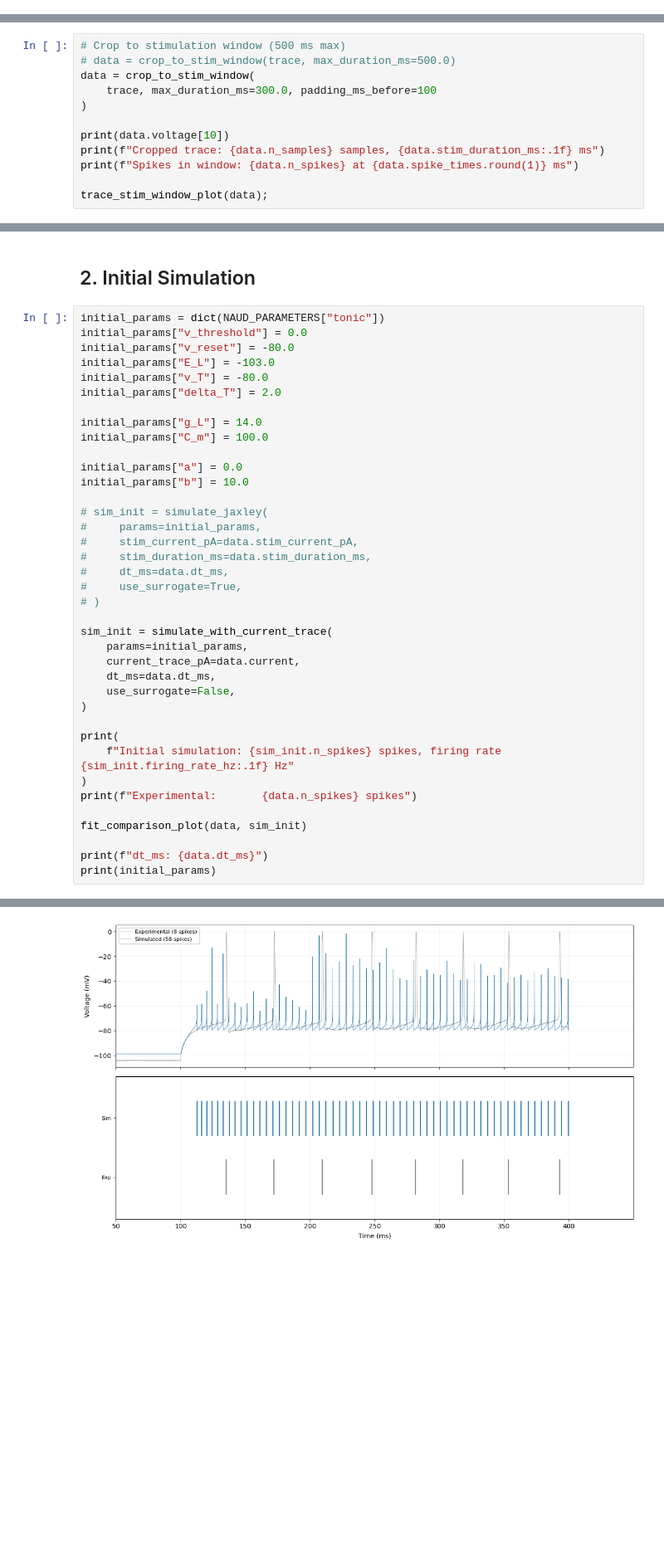
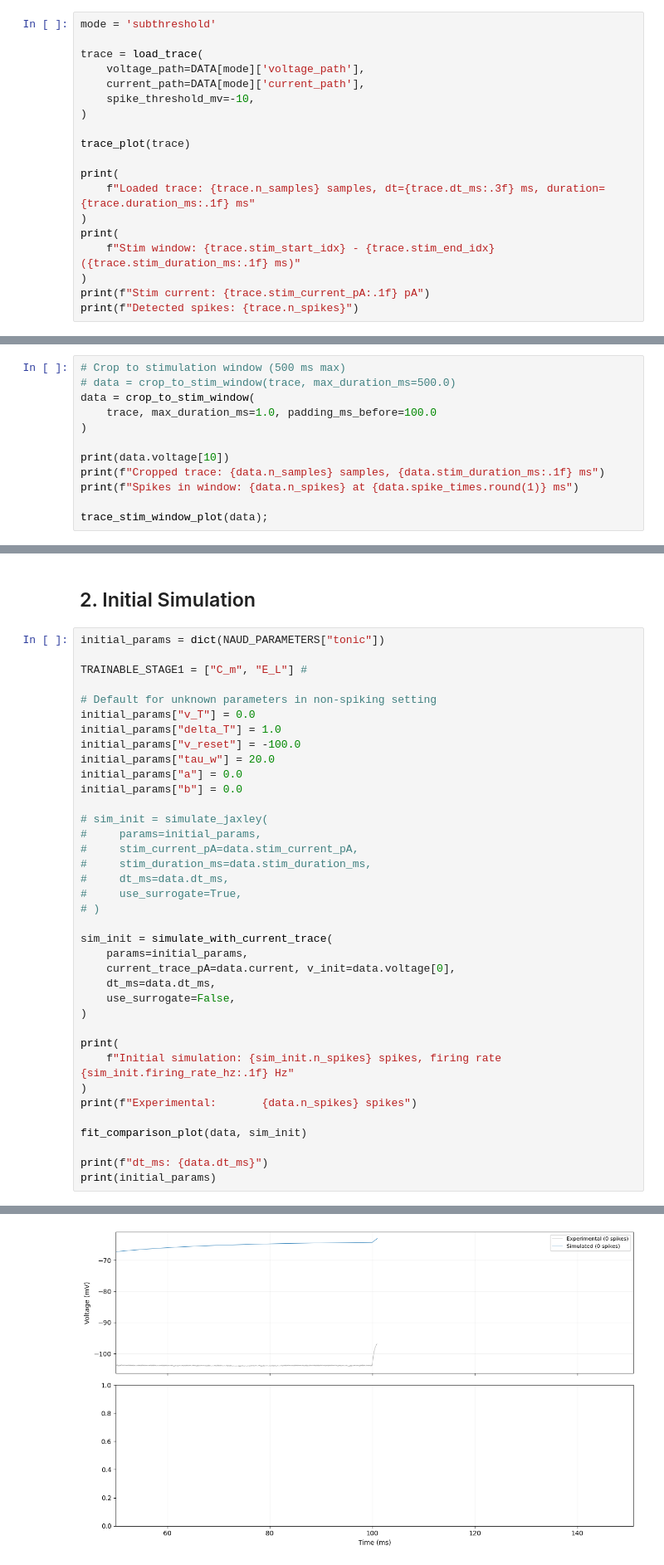
Before and after one commit to paulmyr/master-thesis, a Jupyter notebook: 5_code/notebooks/training_multistage.ipynb, the cells around one changed output, grey strips where cells are left out. Shown at 83% size. Drawn from its saved outputs; the diff is of its cells as text; blank space fills up the shorter version.

```diff
--- a/5_code/notebooks/training_multistage.ipynb
+++ b/5_code/notebooks/training_multistage.ipynb
@@ -74,0 +81,19 @@ Detected spikes: 46
+# %%
+mode = 'subthreshold'
+
+trace = load_trace(
+    voltage_path=DATA[mode]['voltage_path'],
+    current_path=DATA[mode]['current_path'],
+    spike_threshold_mv=-10,
+)
+
+trace_plot(trace)
+
+print(
+    f"Loaded trace: {trace.n_samples} samples, dt={trace.dt_ms:.3f} ms, duration={trace.duration_ms:.1f} ms"
+)
+print(
+    f"Stim window: {trace.stim_start_idx} - {trace.stim_end_idx} ({trace.stim_duration_ms:.1f} ms)"
+)
+print(f"Stim current: {trace.stim_current_pA:.1f} pA")
+print(f"Detected spikes: {trace.n_spikes}")
@@ -76,7 +107,7 @@ Detected spikes: 46
 # Crop to stimulation window (500 ms max)
 # data = crop_to_stim_window(trace, max_duration_ms=500.0)
 data = crop_to_stim_window(
-    trace, max_duration_ms=300.0, padding_ms_before=100
+    trace, max_duration_ms=1.0, padding_ms_before=100.0
 )
 
 print(data.voltage[10])
@@ -93,17 +124,16 @@ Spikes in window: 8 at [135.3 172.2 209.5 247.8 281.8 318.3 353.5 393. ] ms
 ## 2. Initial Simulation
 # %%
 initial_params = dict(NAUD_PARAMETERS["tonic"])
-initial_params["v_threshold"] = 0.0
-initial_params["v_reset"] = -80.0
-initial_params["E_L"] = -103.0
-initial_params["v_T"] = -80.0
-initial_params["delta_T"] = 2.0
 
-initial_params["g_L"] = 14.0
-initial_params["C_m"] = 100.0
+TRAINABLE_STAGE1 = ["C_m", "E_L"] #
 
+# Default for unknown parameters in non-spiking setting
+initial_params["v_T"] = 0.0
+initial_params["delta_T"] = 1.0
+initial_params["v_reset"] = -100.0
+initial_params["tau_w"] = 20.0
 initial_params["a"] = 0.0
-initial_params["b"] = 10.0
+initial_params["b"] = 0.0
 
 # sim_init = simulate_jaxley(
 #     params=initial_params,
@@ -115,7 +145,7 @@ initial_params["b"] = 10.0
 
 sim_init = simulate_with_current_trace(
     params=initial_params,
-    current_trace_pA=data.current,
+    current_trace_pA=data.current, v_init=data.voltage[0],
     dt_ms=data.dt_ms,
     use_surrogate=False,
 )
@@ -140,4 +172,4 @@ dt_ms: 0.1
-[figure, old version]
+[figure, new version]
 # %% [markdown]
 ## 3. Stage 1 — Guarino Loss (Coarse Feature Matching)
 # %%
```
Also changed, not shown: parts of 33 cells of this notebook, 47 other files.
